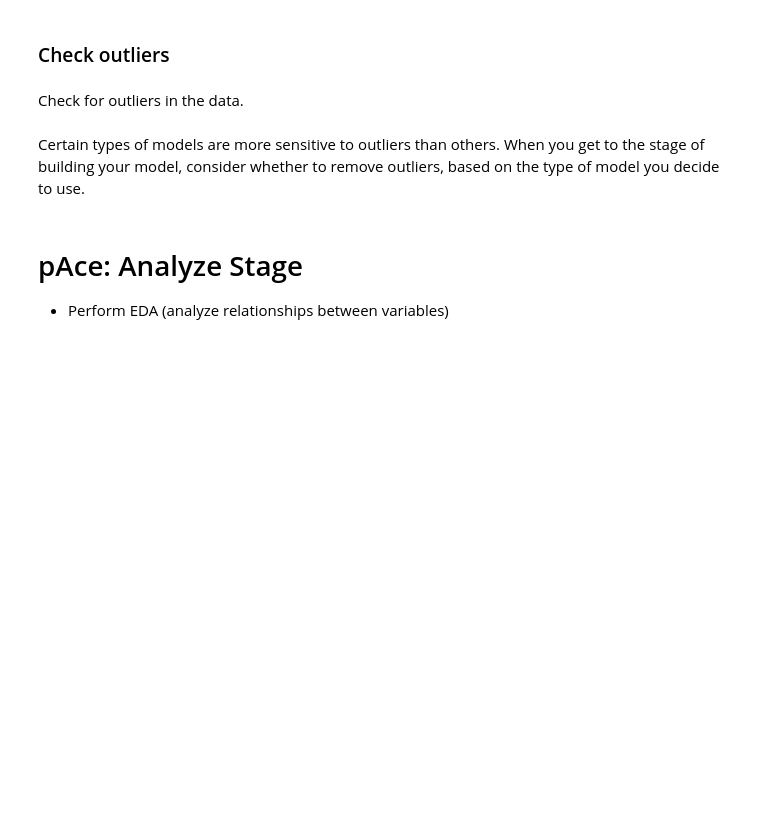
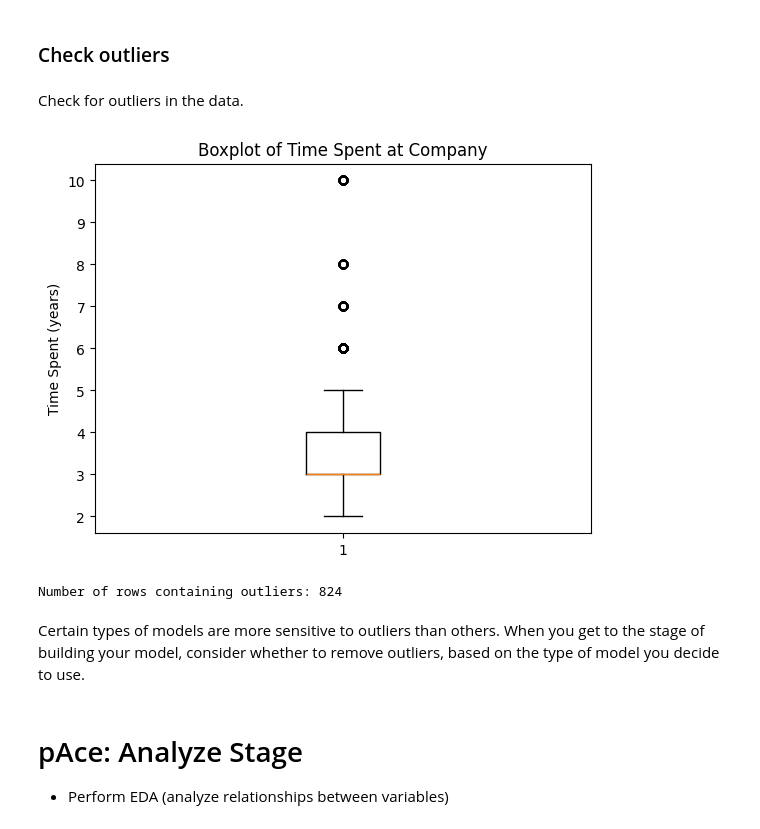
Before and after one commit to Jones51/googleDataAnalytics, a Jupyter notebook: src/notebooks/Activity_ Course 7 Salifort Motors project lab.ipynb, the cells around one changed output. Saved outputs shown, nothing was run; the diff lists cells and outputs as text; code cells hidden in the pictures; blank space fills up the shorter version.

```diff
--- a/src/notebooks/Activity_ Course 7 Salifort Motors project lab.ipynb
+++ b/src/notebooks/Activity_ Course 7 Salifort Motors project lab.ipynb
@@ -145,7 +181,8 @@ As a data cleaning step, rename the columns as needed. Standardize the column na
 # %%
 # Rename columns as needed
 ### YOUR CODE HERE ###
-
+df0.rename(columns={'Work_accident': 'work_accident', 'Department': 'department'}, inplace=True)
 
 # Display all column names after the update
 ### YOUR CODE HERE ###
+df0.columns
@@ -169,7 +242,8 @@ Check for any duplicate entries in the data.
 # %%
 # Drop duplicates and save resulting dataframe in a new variable as needed
 ### YOUR CODE HERE ###
-
+df_new = df0.drop_duplicates()
 
 # Display first few rows of new dataframe as needed
 ### YOUR CODE HERE ###
+df_new.head()
@@ -180,3 +261,9 @@ Check for outliers in the data.
 # %%
 # Create a boxplot to visualize distribution of `time_spend_company` and detect any outliers
 ### YOUR CODE HERE ###
+plt.boxplot(df_new['time_spend_company'])
+plt.title('Boxplot of Time Spent at Company')
+plt.ylabel('Time Spent (years)')
+plt.show()
+# %% [output]
+[figure, added]
@@ -186,3 +270,18 @@ Check for outliers in the data.
+# %%
+# Determine the number of rows containing outliers
+### YOUR CODE HERE ###
+Q1 = df_new['time_spend_company'].quantile(0.25)
+Q3 = df_new['time_spend_company'].quantile(0.75)
+IQR = Q3 - Q1
+
+lower_bound = Q1 - 1.5 * IQR
+upper_bound = Q3 + 1.5 * IQR
+
+outliers = df_new[(df_new['time_spend_company'] < lower_bound) | (df_new['time_spend_company'] > upper_bound)]
+num_outliers = outliers.shape[0]
+print(f'Number of rows containing outliers: {num_outliers}')
+# %% [output]
+Number of rows containing outliers: 824
 # %% [markdown]
 Certain types of models are more sensitive to outliers than others. When you get to the stage of building your model, consider whether to remove outliers, based on the type of model you decide to use.
 # %% [markdown]
```
Also changed, not shown: parts of 9 cells of this notebook.
